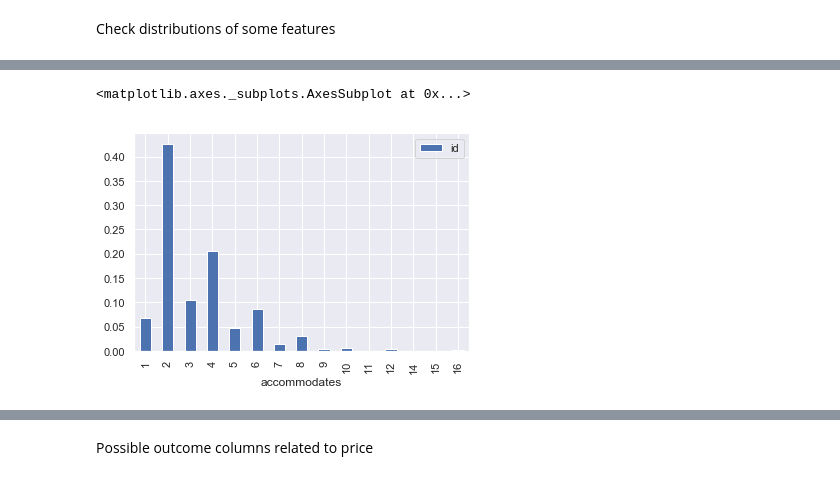
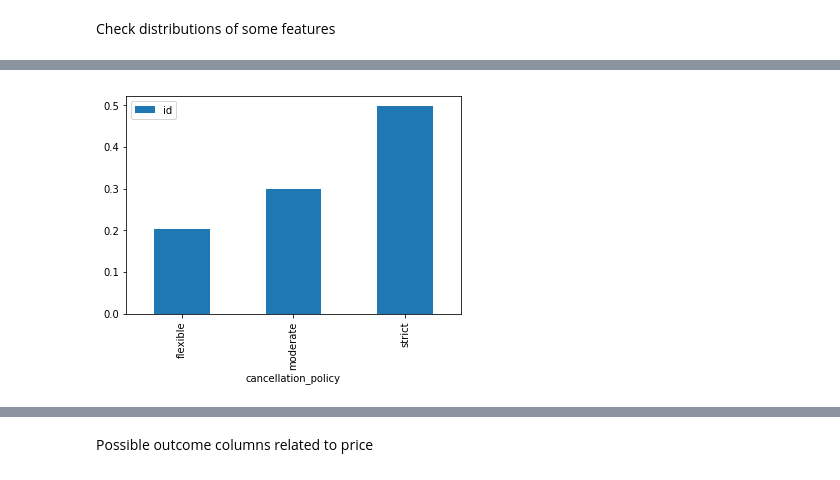
Before and after one commit to kuzn137/airbnb-data-modeling, a Jupyter notebook: airbnb.ipynb, the cells around one changed output, grey strips where cells are left out. Drawn from its saved outputs; the diff is of its cells as text; code cells hidden in the pictures.

```diff
--- a/airbnb.ipynb
+++ b/airbnb.ipynb
@@ -102,6 +114,4 @@ dfc=df[['id', 'bedrooms']].groupby(['bedrooms']).count()
-# %%
-dfc=df[['id', 'accommodates']].groupby(['accommodates']).count()
-(dfc/df.shape[0]).plot(kind="bar")
-# %% [output]
-<matplotlib.axes._subplots.AxesSubplot at 0x...>
-[figure, removed]
+# %%
+plot_dist('cancellation_policy')
+# %% [output]
+[figure, added]
```
Also changed, not shown: parts of 35 cells of this notebook.
